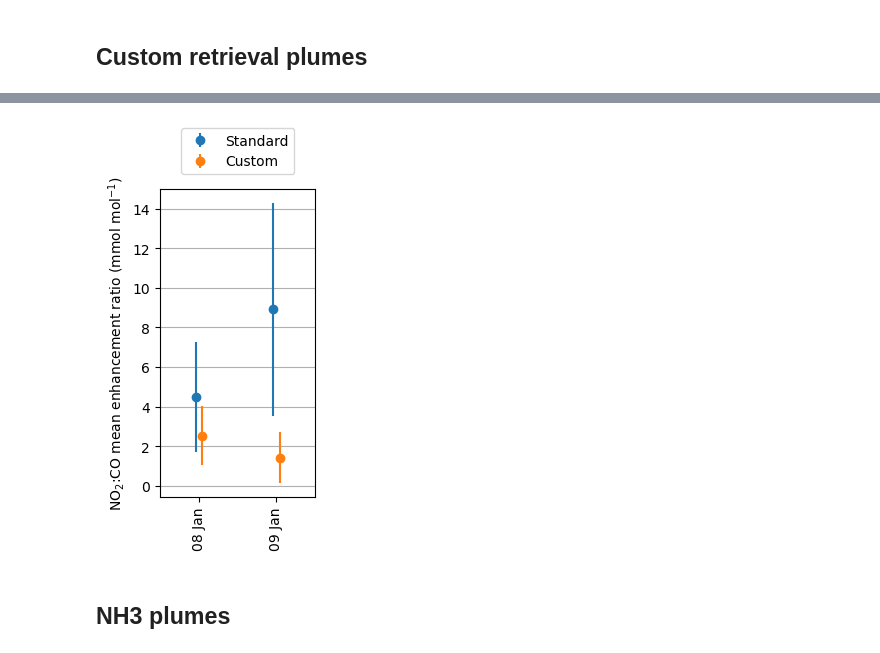
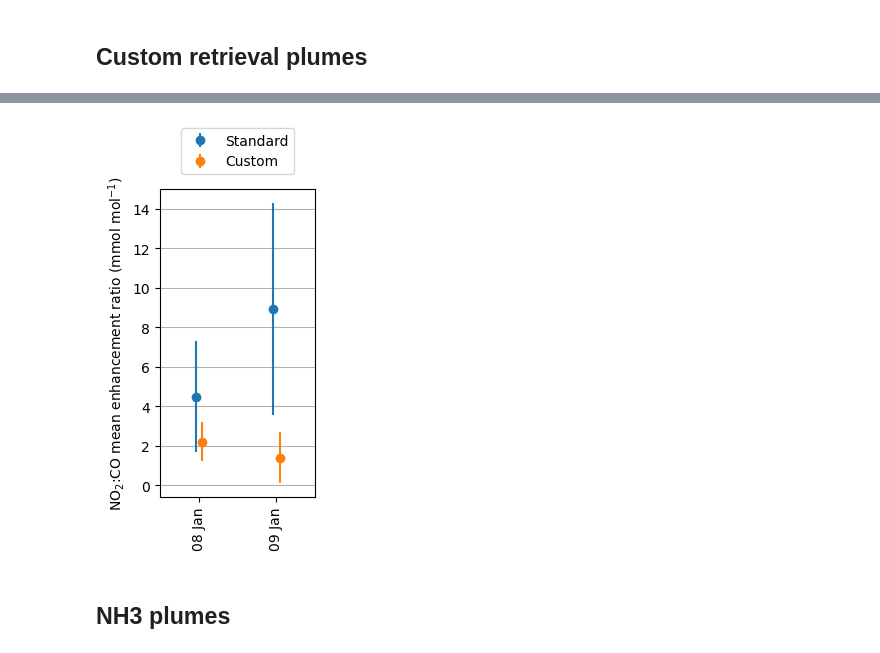
Before and after one commit to NASA-TROPESS/la-fires-2025-notebook, a Jupyter notebook: EST LA Fires.ipynb, the cells around one changed output, grey strips where cells are left out. Drawn from its saved outputs; the diff is of its cells as text; code cells hidden in the pictures.

```diff
--- a/EST LA Fires.ipynb
+++ b/EST LA Fires.ipynb
@@ -329,33 +328,33 @@ plt.savefig('figures/tropomi-custom-ers.pdf', bbox_inches='tight')
 # %%
 dates = pd.date_range('2025-01-08', '2025-01-09')
 
 _, ax = plt.subplots(figsize=(2,4))
 
 plot_mean_ers_for_dates(
     'static-data/tropomi/enhancements/enhancement_eaton_and_palisades.nc',
     dates,
     x_offset=pd.Timedelta(minutes=-60),
-    plume_mask=la_custom_plume_mask,
+    plume_mask=la_plume_mask,
     extent=nbcst.LA_EXTENT,
     label='Standard',
     ax=ax
 )
 
 plot_mean_ers_for_dates(
     'static-data/tropomi-custom/enhancements/enhancement_eaton_and_palisades.nc',
     dates,
     x_offset=pd.Timedelta(minutes=60),
     plume_mask=la_custom_plume_mask,
     extent=nbcst.LA_EXTENT,
     label='Custom',
     ax=ax
 )
 
 ax.set_xlim(pd.Timestamp(2025,1,7,12), pd.Timestamp(2025,1,9,12))
 ax.legend(loc='lower center', bbox_to_anchor=(0.5, 1.025))
 plt.savefig('figures/tropomi-std-vs-custom-ers.pdf', bbox_inches='tight')
 # %% [output]
-[figure, old version]
+[figure, new version]
 # %% [markdown]
 ## NH3 plumes
 # %%
```
Also changed, not shown: parts of 12 cells of this notebook, 4 other files.
